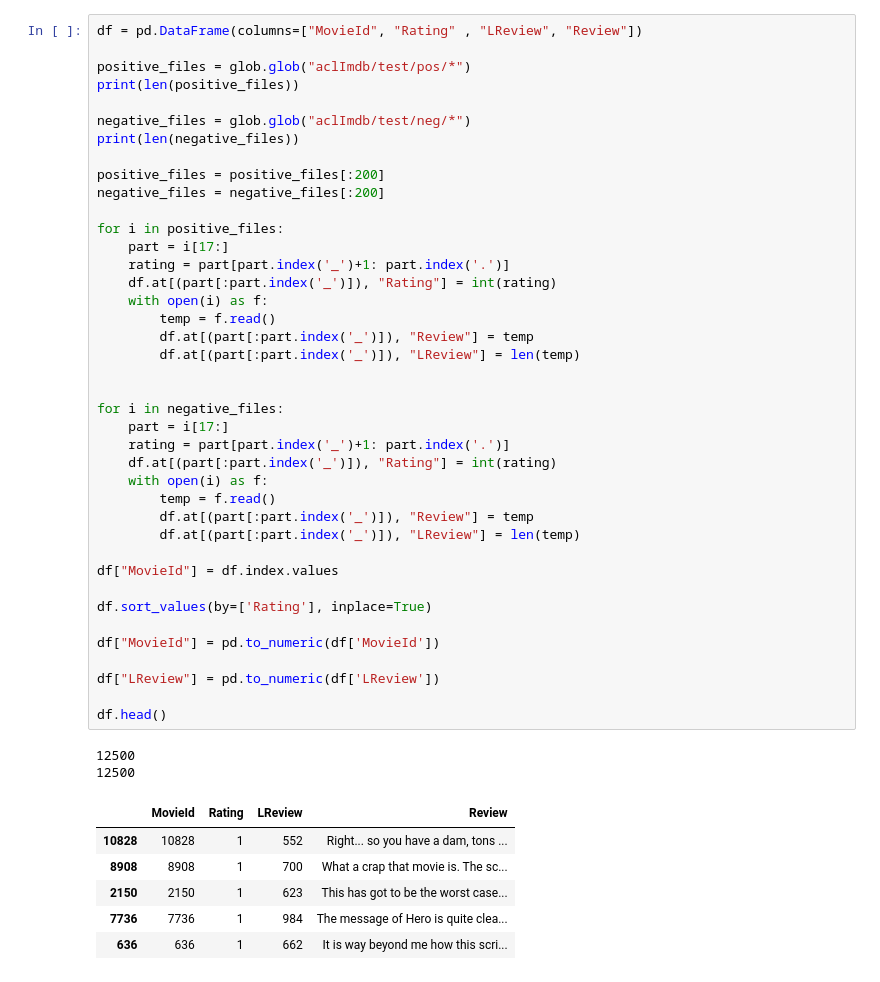
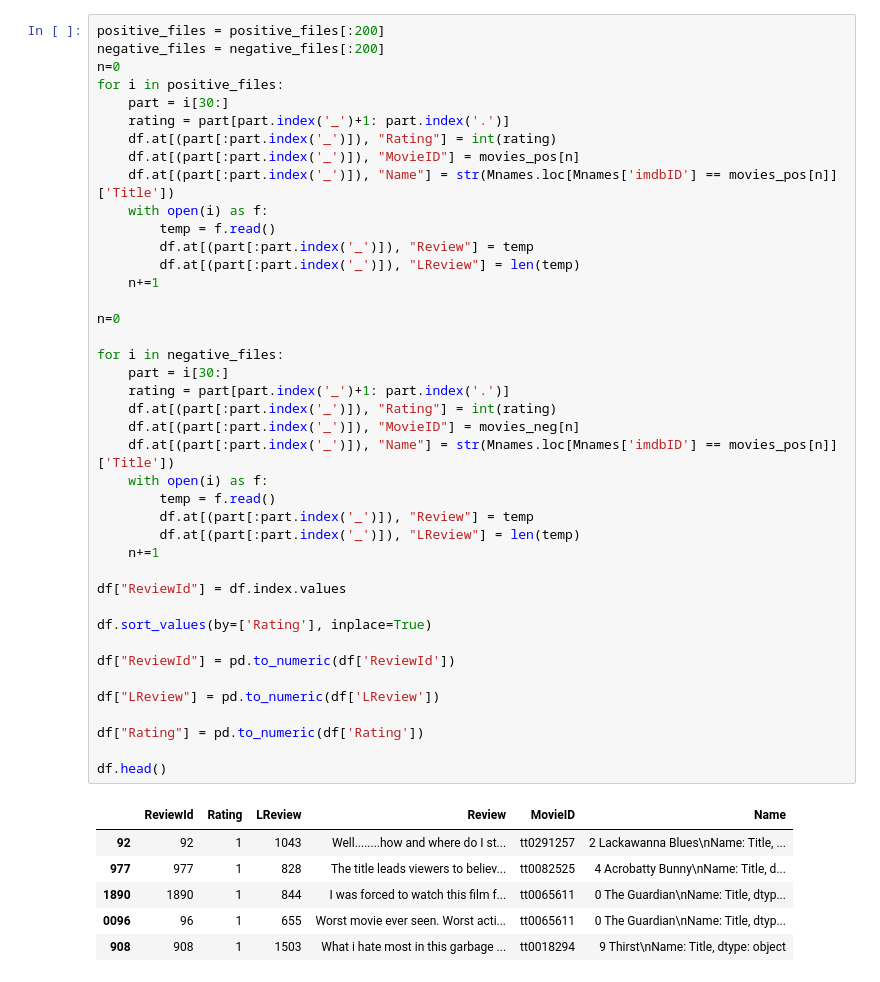
Before and after one commit to bmcclannahan/NLP-Sentiment, a Jupyter notebook: notebooks/visualization_notebooks/raw_data_visualization.ipynb, the cells around one changed output. Cells and saved outputs as stored; diff of their text form.

```diff
--- a/notebooks/visualization_notebooks/raw_data_visualization.ipynb
+++ b/notebooks/visualization_notebooks/raw_data_visualization.ipynb
@@ -6,52 +45,51 @@ import numpy
 # %%
-df = pd.DataFrame(columns=["MovieId", "Rating" , "LReview", "Review"])
-
-positive_files = glob.glob("aclImdb/test/pos/*")
-print(len(positive_files))
-
-negative_files = glob.glob("aclImdb/test/neg/*")
-print(len(negative_files))
-
 positive_files = positive_files[:200]
 negative_files = negative_files[:200]
-
+n=0
 for i in positive_files:
-    part = i[17:]
+    part = i[30:]
     rating = part[part.index('_')+1: part.index('.')]
     df.at[(part[:part.index('_')]), "Rating"] = int(rating)
+    df.at[(part[:part.index('_')]), "MovieID"] = movies_pos[n]
+    df.at[(part[:part.index('_')]), "Name"] = str(Mnames.loc[Mnames['imdbID'] == movies_pos[n]]['Title'])
     with open(i) as f:
         temp = f.read()
         df.at[(part[:part.index('_')]), "Review"] = temp
         df.at[(part[:part.index('_')]), "LReview"] = len(temp)
+    n+=1
 
+n=0
 
 for i in negative_files:
-    part = i[17:]
+    part = i[30:]
     rating = part[part.index('_')+1: part.index('.')]
     df.at[(part[:part.index('_')]), "Rating"] = int(rating)
+    df.at[(part[:part.index('_')]), "MovieID"] = movies_neg[n]
+    df.at[(part[:part.index('_')]), "Name"] = str(Mnames.loc[Mnames['imdbID'] == movies_pos[n]]['Title'])
     with open(i) as f:
         temp = f.read()
         df.at[(part[:part.index('_')]), "Review"] = temp
         df.at[(part[:part.index('_')]), "LReview"] = len(temp)
+    n+=1
 
-df["MovieId"] = df.index.values
+df["ReviewId"] = df.index.values
 
 df.sort_values(by=['Rating'], inplace=True)
 
-df["MovieId"] = pd.to_numeric(df['MovieId'])
+df["ReviewId"] = pd.to_numeric(df['ReviewId'])
 
 df["LReview"] = pd.to_numeric(df['LReview'])
 
+df["Rating"] = pd.to_numeric(df['Rating'])
+
 df.head()
 # %% [output]
-12500
-12500
-|  | MovieId | Rating | LReview | Review |
-| 10828 | 10828 | 1 | 552 | Right... so you have a dam, tons ... |
-| 8908 | 8908 | 1 | 700 | What a crap that movie is. The sc... |
-| 2150 | 2150 | 1 | 623 | This has got to be the worst case... |
-| 7736 | 7736 | 1 | 984 | The message of Hero is quite clea... |
-| 636 | 636 | 1 | 662 | It is way beyond me how this scri... |
+|  | ReviewId | Rating | LReview | Review | MovieID | Name |
+| 92 | 92 | 1 | 1043 | Well........how and where do I st... | tt0291257 | 2 Lackawanna Blues\nName: Title, ... |
+| 977 | 977 | 1 | 828 | The title leads viewers to believ... | tt0082525 | 4 Acrobatty Bunny\nName: Title, d... |
+| 1890 | 1890 | 1 | 844 | I was forced to watch this film f... | tt0065611 | 0 The Guardian\nName: Title, dtyp... |
+| 0096 | 96 | 1 | 655 | Worst movie ever seen. Worst acti... | tt0065611 | 0 The Guardian\nName: Title, dtyp... |
+| 908 | 908 | 1 | 1503 | What i hate most in this garbage ... | tt0018294 | 9 Thirst\nName: Title, dtype: object |
 # %%
 df.dtypes
 # %% [output]
```
Also changed, not shown: parts of 12 cells of this notebook.
